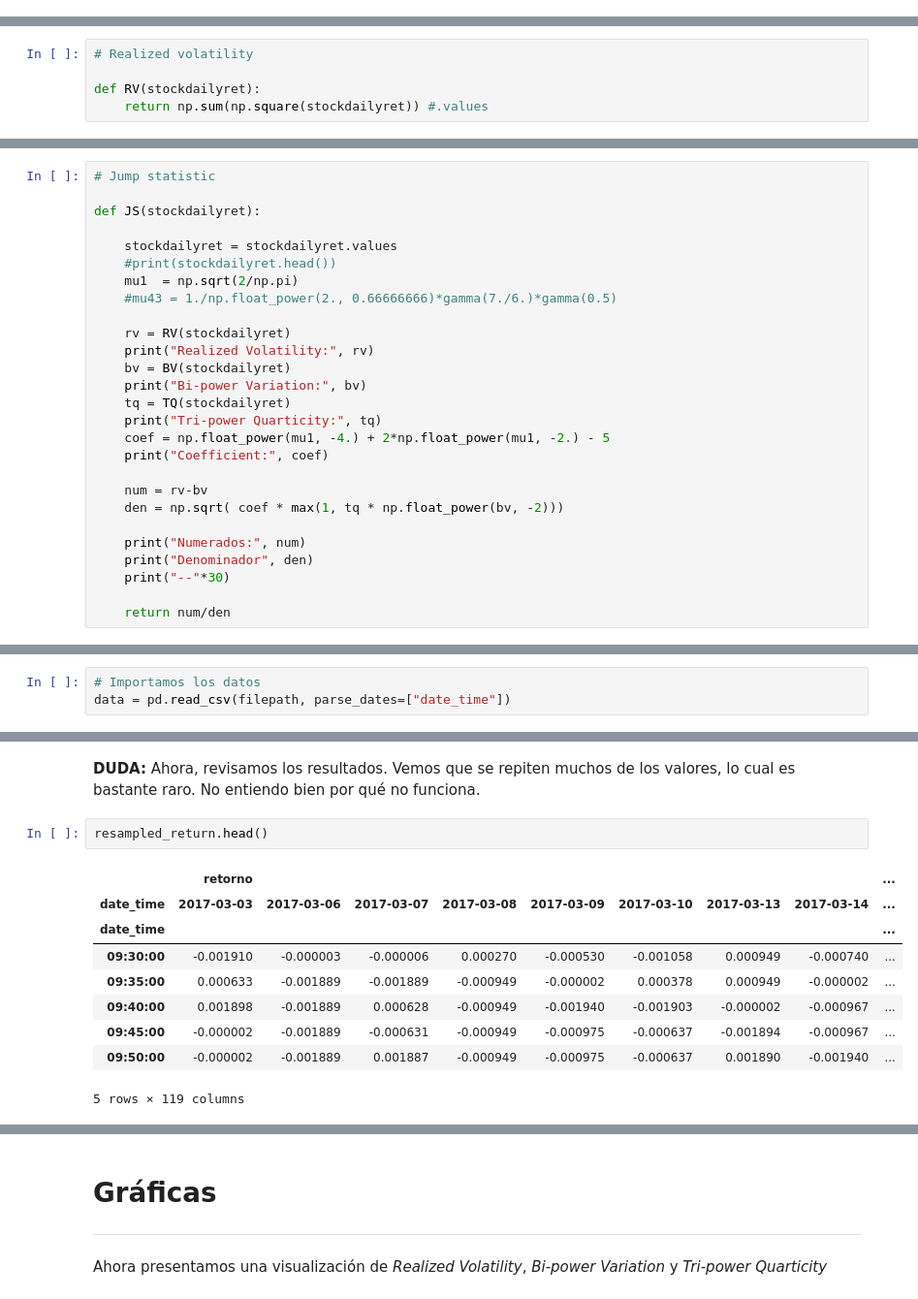
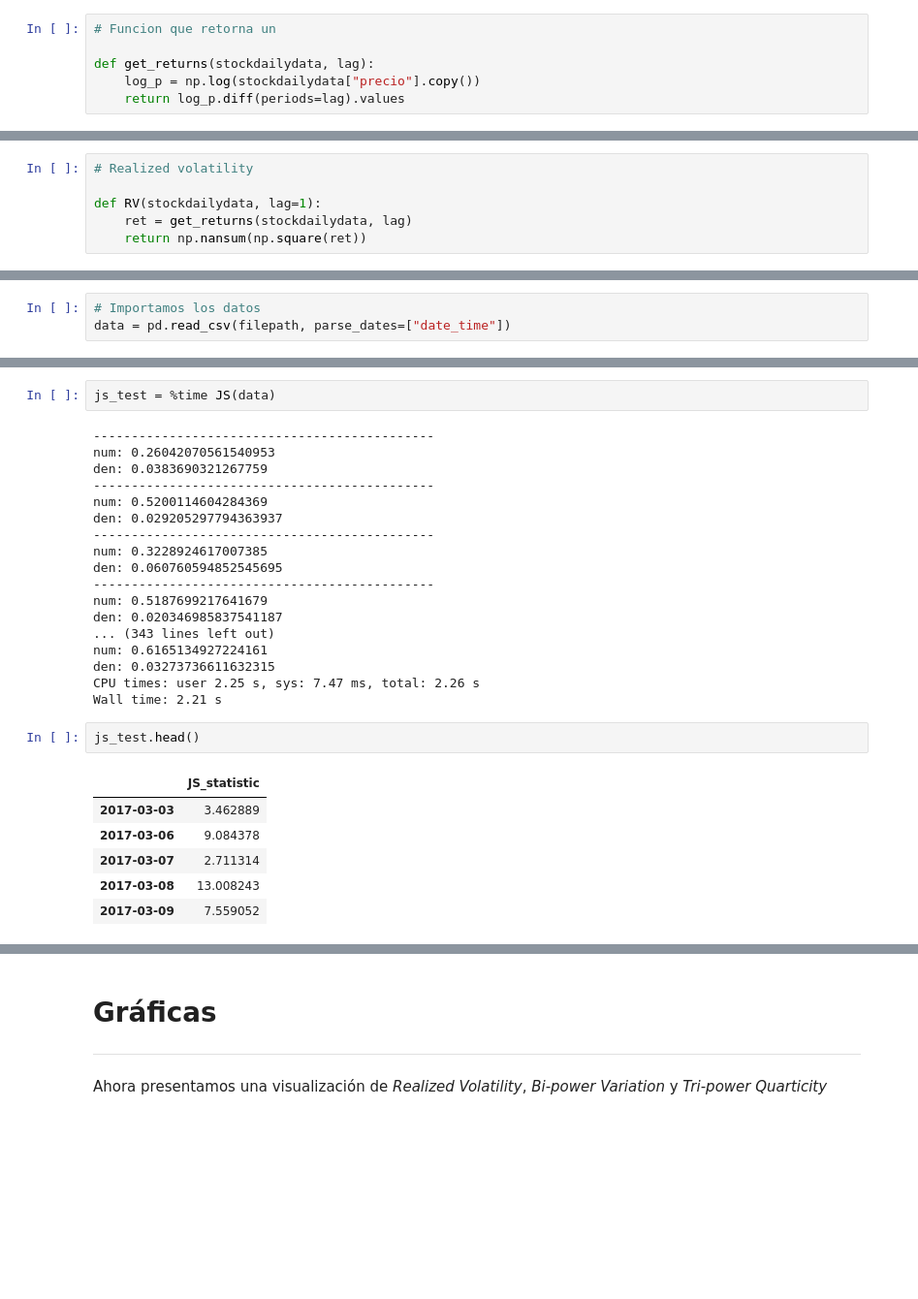
Before and after one commit to nromerodiaz/MarketQualityParams, a Jupyter notebook: JumpStatistic.ipynb, the cells around one changed output, grey strips where cells are left out. Shown at 97% size. Saved outputs shown, nothing was run; the diff lists cells and outputs as text; blank space fills up the shorter version.

```diff
--- a/JumpStatistic.ipynb
+++ b/JumpStatistic.ipynb
@@ -33,0 +82,6 @@ def sep_date(stockdata):
+# %%
+# Funcion que retorna un
+
+def get_returns(stockdailydata, lag):
+    log_p = np.log(stockdailydata["precio"].copy())
+    return log_p.diff(periods=lag).values
@@ -37,7 +99,8 @@ donde $$r_{t+j\delta, \delta} = p_{t+j\delta}-p_{t+(j-1)\delta}$$
 # %%
 # Realized volatility
 
-def RV(stockdailyret):
-    return np.sum(np.square(stockdailyret)) #.values
+def RV(stockdailydata, lag=1):
+    ret = get_returns(stockdailydata, lag)
+    return np.nansum(np.square(ret))
 # %%
 # Pequeña evaluacion
@@ -112,27 +213,0 @@ $$JS_{t+1}(\delta)=\frac{RV_{t+1}(\delta)-BV_{t+1}(\delta)}{\sqrt{(\mu_1^{-4}+2\
-# %%
-# Jump statistic
-
-def JS(stockdailyret):
-
-    stockdailyret = stockdailyret.values
-    #print(stockdailyret.head())
-    mu1  = np.sqrt(2/np.pi)
-    #mu43 = 1./np.float_power(2., 0.66666666)*gamma(7./6.)*gamma(0.5)
-
-    rv = RV(stockdailyret)
-    print("Realized Volatility:", rv)
-    bv = BV(stockdailyret)
-    print("Bi-power Variation:", bv)
-    tq = TQ(stockdailyret)
-    print("Tri-power Quarticity:", tq)
-    coef = np.float_power(mu1, -4.) + 2*np.float_power(mu1, -2.) - 5
-    print("Coefficient:", coef)
-
-    num = rv-bv
-    den = np.sqrt( coef * max(1, tq * np.float_power(bv, -2)))
-
-    print("Numerados:", num)
-    print("Denominador", den)
-    print("--"*30)
-
-    return num/den
@@ -214,14 +269,29 @@ resampled_return.shape
-# %% [markdown]
-**DUDA:** Ahora, revisamos los resultados. Vemos que se repiten muchos de los valores, lo cual es bastante raro. No entiendo bien por qué no funciona.
+# %%
+js_test = %time JS(data)
+# %% [output]
+---------------------------------------------
+num: 0.26042070561540953
+den: 0.0383690321267759
+---------------------------------------------
+num: 0.5200114604284369
+den: 0.029205297794363937
+---------------------------------------------
+num: 0.3228924617007385
+den: 0.060760594852545695
+---------------------------------------------
+num: 0.5187699217641679
+den: 0.020346985837541187
+... (343 lines left out)
+num: 0.6165134927224161
+den: 0.03273736611632315
+CPU times: user 2.25 s, sys: 7.47 ms, total: 2.26 s
+Wall time: 2.21 s
 # %%
-resampled_return.head()
+js_test.head()
 # %% [output]
-|  | retorno |  |  |  |  |  |  |  | ... |
-| date_time | 2017-03-03 | 2017-03-06 | 2017-03-07 | 2017-03-08 | 2017-03-09 | 2017-03-10 | 2017-03-13 | 2017-03-14 | ... |
-| date_time |  |  |  |  |  |  |  |  | ... |
-| 09:30:00 | -0.001910 | -0.000003 | -0.000006 | 0.000270 | -0.000530 | -0.001058 | 0.000949 | -0.000740 | ... |
-| 09:35:00 | 0.000633 | -0.001889 | -0.001889 | -0.000949 | -0.000002 | 0.000378 | 0.000949 | -0.000002 | ... |
-| 09:40:00 | 0.001898 | -0.001889 | 0.000628 | -0.000949 | -0.001940 | -0.001903 | -0.000002 | -0.000967 | ... |
-| 09:45:00 | -0.000002 | -0.001889 | -0.000631 | -0.000949 | -0.000975 | -0.000637 | -0.001894 | -0.000967 | ... |
-| 09:50:00 | -0.000002 | -0.001889 | 0.001887 | -0.000949 | -0.000975 | -0.000637 | 0.001890 | -0.001940 | ... |
+|  | JS_statistic |
+| 2017-03-03 | 3.462889 |
+| 2017-03-06 | 9.084378 |
+| 2017-03-07 | 2.711314 |
+| 2017-03-08 | 13.008243 |
+| 2017-03-09 | 7.559052 |
-5 rows × 119 columns
```
Also changed, not shown: parts of 50 cells of this notebook.
